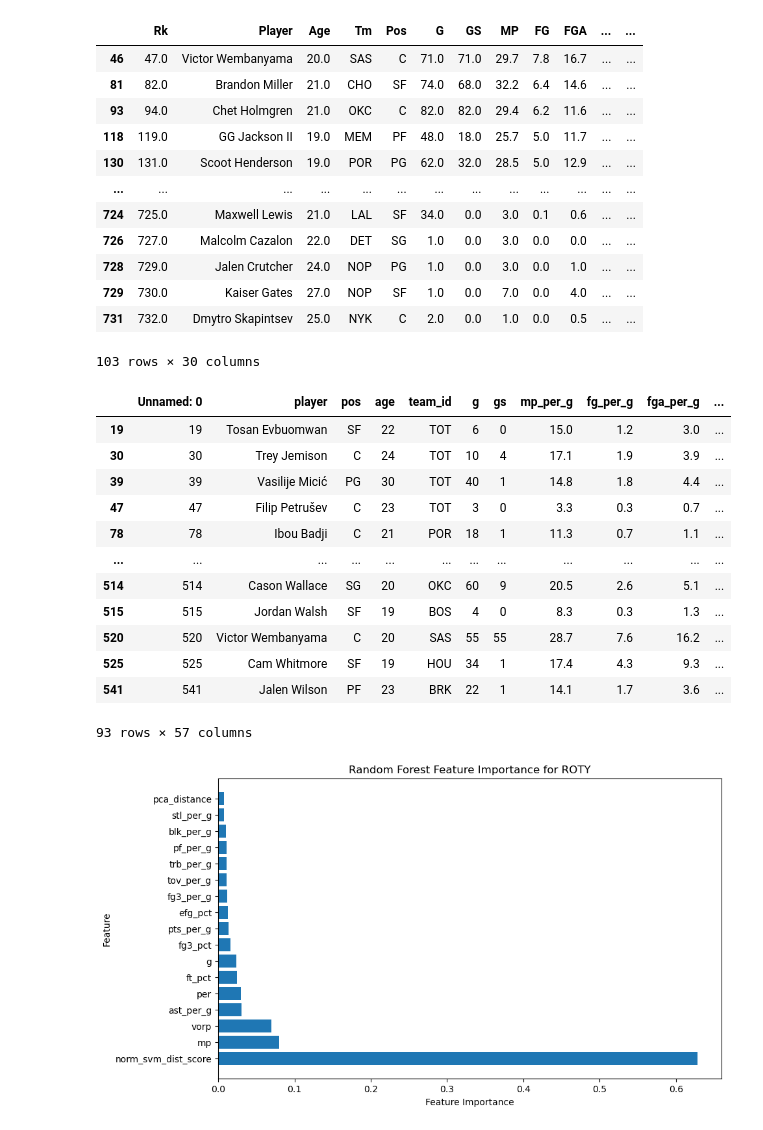
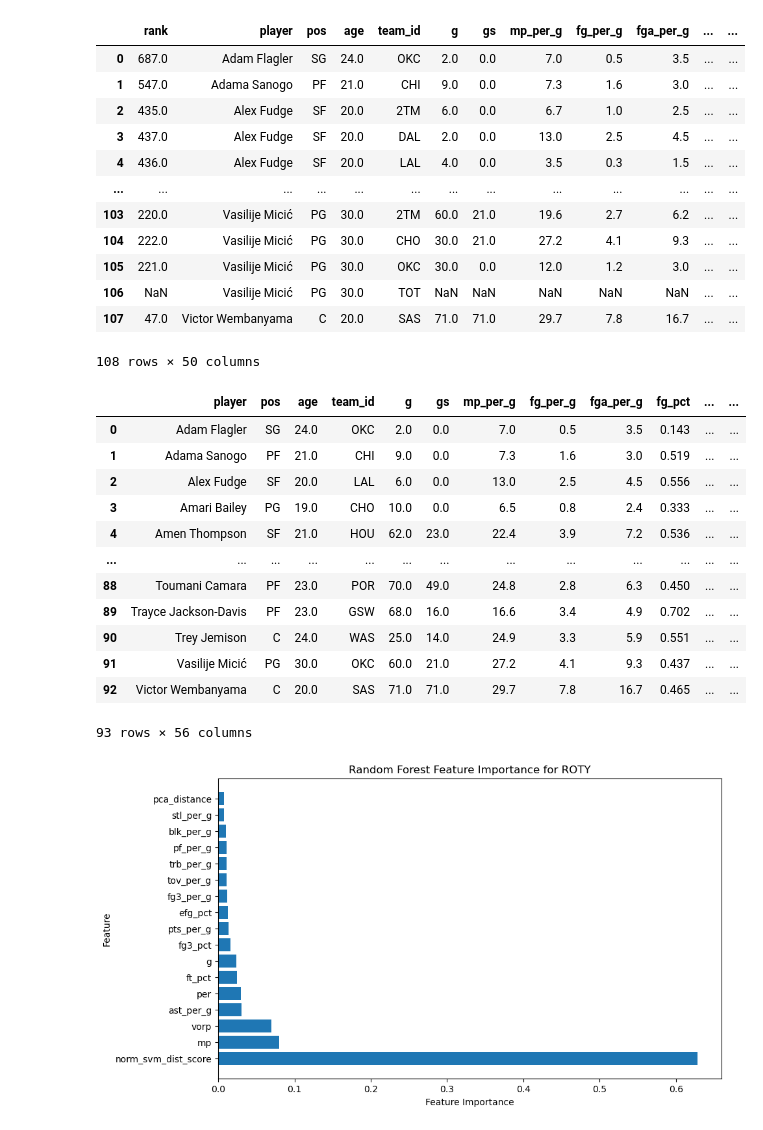
Before and after one commit to brianfdo/NBA-Player-Analysis, a Jupyter notebook: Modeling.ipynb, the cells around one changed output. Saved outputs shown, nothing was run; the diff lists cells and outputs as text; code cells hidden in the pictures.

Commit message:
updated rookie data

```diff
--- a/Modeling.ipynb
+++ b/Modeling.ipynb
@@ -28,36 +28,54 @@ rookie
 # %%
-data = pd.read_csv('data/bbr_preprocessed_3_4_24.csv')
-old_rookies = data[(data['experience'] == 1) & (data['season'] < 2024)]
-new_rookies = data[(data['experience'] == 1) & (data['season'] == 2024)]
-new_data = pd.read_csv('data/2023-2024_NBA_per_game_full.csv')
-new_data[new_data['Player'].isin(new_rookies['player'])]
+# data = pd.read_csv('data/bbr_preprocessed_3_4_24.csv')
+# old_rookies = data[(data['experience'] == 1) & (data['season'] < 2024) & (data['season'] > 1983)]
+# new_rookies = data[(data['experience'] == 1) & (data['season'] == 2024)]
+# new_data = pd.read_csv('data/2023-2024_NBA_per_game_full.csv')
+# adv_data = pd.read_csv('data/2023-2024_NBA_per_game_advanced_full.csv')
+# df2 = new_data[new_data['player'].isin(new_rookies['player'])]
+# df3 = adv_data[adv_data['player'].isin(new_rookies['player'])]
+# ls = [i for i in range(0,4)] + [i for i in range(29,49)]
+# df4 = df2.loc[:,['rank','player','pos','age','team_id','g','gs','mp_per_g','fg_per_g','fga_per_g','fg_pct','fg3_per_g','fg3a_per_g','fg3_pct','fg2_per_g','fg2a_per_g','fg2_pct','efg_pct','ft_per_g','fta_per_g','ft_pct','orb_per_g','drb_per_g','trb_per_g','ast_per_g','stl_per_g','blk_per_g','tov_per_g','pf_per_g','pts_per_g']]
+# df5 = df3.loc[:,rookie.columns[ls]]
+# pd.merge(df4, df5, how='outer', on=['player', 'pos', 'age', 'team_id'])
 # %% [output]
-|  | Rk | Player | Age | Tm | Pos | G | GS | MP | FG | FGA | ... | ... |
-| 46 | 47.0 | Victor Wembanyama | 20.0 | SAS | C | 71.0 | 71.0 | 29.7 | 7.8 | 16.7 | ... | ... |
-| 81 | 82.0 | Brandon Miller | 21.0 | CHO | SF | 74.0 | 68.0 | 32.2 | 6.4 | 14.6 | ... | ... |
-| 93 | 94.0 | Chet Holmgren | 21.0 | OKC | C | 82.0 | 82.0 | 29.4 | 6.2 | 11.6 | ... | ... |
-| 118 | 119.0 | GG Jackson II | 19.0 | MEM | PF | 48.0 | 18.0 | 25.7 | 5.0 | 11.7 | ... | ... |
-| 130 | 131.0 | Scoot Henderson | 19.0 | POR | PG | 62.0 | 32.0 | 28.5 | 5.0 | 12.9 | ... | ... |
+|  | rank | player | pos | age | team_id | g | gs | mp_per_g | fg_per_g | fga_per_g | ... | ... |
+| 0 | 687.0 | Adam Flagler | SG | 24.0 | OKC | 2.0 | 0.0 | 7.0 | 0.5 | 3.5 | ... | ... |
+| 1 | 547.0 | Adama Sanogo | PF | 21.0 | CHI | 9.0 | 0.0 | 7.3 | 1.6 | 3.0 | ... | ... |
+| 2 | 435.0 | Alex Fudge | SF | 20.0 | 2TM | 6.0 | 0.0 | 6.7 | 1.0 | 2.5 | ... | ... |
+| 3 | 437.0 | Alex Fudge | SF | 20.0 | DAL | 2.0 | 0.0 | 13.0 | 2.5 | 4.5 | ... | ... |
+| 4 | 436.0 | Alex Fudge | SF | 20.0 | LAL | 4.0 | 0.0 | 3.5 | 0.3 | 1.5 | ... | ... |
 | ... | ... | ... | ... | ... | ... | ... | ... | ... | ... | ... | ... | ... |
-| 724 | 725.0 | Maxwell Lewis | 21.0 | LAL | SF | 34.0 | 0.0 | 3.0 | 0.1 | 0.6 | ... | ... |
-| 726 | 727.0 | Malcolm Cazalon | 22.0 | DET | SG | 1.0 | 0.0 | 3.0 | 0.0 | 0.0 | ... | ... |
-| 728 | 729.0 | Jalen Crutcher | 24.0 | NOP | PG | 1.0 | 0.0 | 3.0 | 0.0 | 1.0 | ... | ... |
-| 729 | 730.0 | Kaiser Gates | 27.0 | NOP | SF | 1.0 | 0.0 | 7.0 | 0.0 | 4.0 | ... | ... |
-| 731 | 732.0 | Dmytro Skapintsev | 25.0 | NYK | C | 2.0 | 0.0 | 1.0 | 0.0 | 0.5 | ... | ... |
+| 103 | 220.0 | Vasilije Micić | PG | 30.0 | 2TM | 60.0 | 21.0 | 19.6 | 2.7 | 6.2 | ... | ... |
+| 104 | 222.0 | Vasilije Micić | PG | 30.0 | CHO | 30.0 | 21.0 | 27.2 | 4.1 | 9.3 | ... | ... |
+| 105 | 221.0 | Vasilije Micić | PG | 30.0 | OKC | 30.0 | 0.0 | 12.0 | 1.2 | 3.0 | ... | ... |
+| 106 | NaN | Vasilije Micić | PG | 30.0 | TOT | NaN | NaN | NaN | NaN | NaN | ... | ... |
+| 107 | 47.0 | Victor Wembanyama | C | 20.0 | SAS | 71.0 | 71.0 | 29.7 | 7.8 | 16.7 | ... | ... |
-103 rows × 30 columns
+108 rows × 50 columns
 # %%
-new_rookies
+# merged_df = pd.merge(df4, df5, how='outer', on=['player', 'pos', 'age', 'team_id'])
+# merged = merged_df[merged_df['team_id'] != 'TOT']
+# full_2024rookies = merged.groupby(['player']).max().fillna(0.0).reset_index()
+# full_2024rookies['season'] = 2024
+# full_2024rookies['experience'] = 1
+# full_2024rookies['svm_distance'] = np.nan
+# full_2024rookies['norm_svm_dist_score'] = np.nan
+# full_2024rookies['first'] = np.nan
+# full_2024rookies['share'] = np.nan
+# full_2024rookies['pca_distance'] = np.nan
+# full_2024rookies.to_csv('data/rookie_full_season_23-24.csv')
+# full_2024rookies = full_2024rookies.drop(columns='rank')
+full_2024rookies
 # %% [output]
-|  | Unnamed: 0 | player | pos | age | team_id | g | gs | mp_per_g | fg_per_g | fga_per_g | ... |
-| 19 | 19 | Tosan Evbuomwan | SF | 22 | TOT | 6 | 0 | 15.0 | 1.2 | 3.0 | ... |
-| 30 | 30 | Trey Jemison | C | 24 | TOT | 10 | 4 | 17.1 | 1.9 | 3.9 | ... |
-| 39 | 39 | Vasilije Micić | PG | 30 | TOT | 40 | 1 | 14.8 | 1.8 | 4.4 | ... |
-| 47 | 47 | Filip Petrušev | C | 23 | TOT | 3 | 0 | 3.3 | 0.3 | 0.7 | ... |
-| 78 | 78 | Ibou Badji | C | 21 | POR | 18 | 1 | 11.3 | 0.7 | 1.1 | ... |
-| ... | ... | ... | ... | ... | ... | ... | ... | ... | ... | ... | ... |
-| 514 | 514 | Cason Wallace | SG | 20 | OKC | 60 | 9 | 20.5 | 2.6 | 5.1 | ... |
-| 515 | 515 | Jordan Walsh | SF | 19 | BOS | 4 | 0 | 8.3 | 0.3 | 1.3 | ... |
-| 520 | 520 | Victor Wembanyama | C | 20 | SAS | 55 | 55 | 28.7 | 7.6 | 16.2 | ... |
-| 525 | 525 | Cam Whitmore | SF | 19 | HOU | 34 | 1 | 17.4 | 4.3 | 9.3 | ... |
-| 541 | 541 | Jalen Wilson | PF | 23 | BRK | 22 | 1 | 14.1 | 1.7 | 3.6 | ... |
+|  | player | pos | age | team_id | g | gs | mp_per_g | fg_per_g | fga_per_g | fg_pct | ... | ... |
+| 0 | Adam Flagler | SG | 24.0 | OKC | 2.0 | 0.0 | 7.0 | 0.5 | 3.5 | 0.143 | ... | ... |
+| 1 | Adama Sanogo | PF | 21.0 | CHI | 9.0 | 0.0 | 7.3 | 1.6 | 3.0 | 0.519 | ... | ... |
+| 2 | Alex Fudge | SF | 20.0 | LAL | 6.0 | 0.0 | 13.0 | 2.5 | 4.5 | 0.556 | ... | ... |
+| 3 | Amari Bailey | PG | 19.0 | CHO | 10.0 | 0.0 | 6.5 | 0.8 | 2.4 | 0.333 | ... | ... |
+| 4 | Amen Thompson | SF | 21.0 | HOU | 62.0 | 23.0 | 22.4 | 3.9 | 7.2 | 0.536 | ... | ... |
+| ... | ... | ... | ... | ... | ... | ... | ... | ... | ... | ... | ... | ... |
+| 88 | Toumani Camara | PF | 23.0 | POR | 70.0 | 49.0 | 24.8 | 2.8 | 6.3 | 0.450 | ... | ... |
+| 89 | Trayce Jackson-Davis | PF | 23.0 | GSW | 68.0 | 16.0 | 16.6 | 3.4 | 4.9 | 0.702 | ... | ... |
+| 90 | Trey Jemison | C | 24.0 | WAS | 25.0 | 14.0 | 24.9 | 3.3 | 5.9 | 0.551 | ... | ... |
+| 91 | Vasilije Micić | PG | 30.0 | OKC | 60.0 | 21.0 | 27.2 | 4.1 | 9.3 | 0.437 | ... | ... |
+| 92 | Victor Wembanyama | C | 20.0 | SAS | 71.0 | 71.0 | 29.7 | 7.8 | 16.7 | 0.465 | ... | ... |
-93 rows × 57 columns
+93 rows × 56 columns
```
Also changed, not shown: parts of 2 cells of this notebook, 3 other files.
